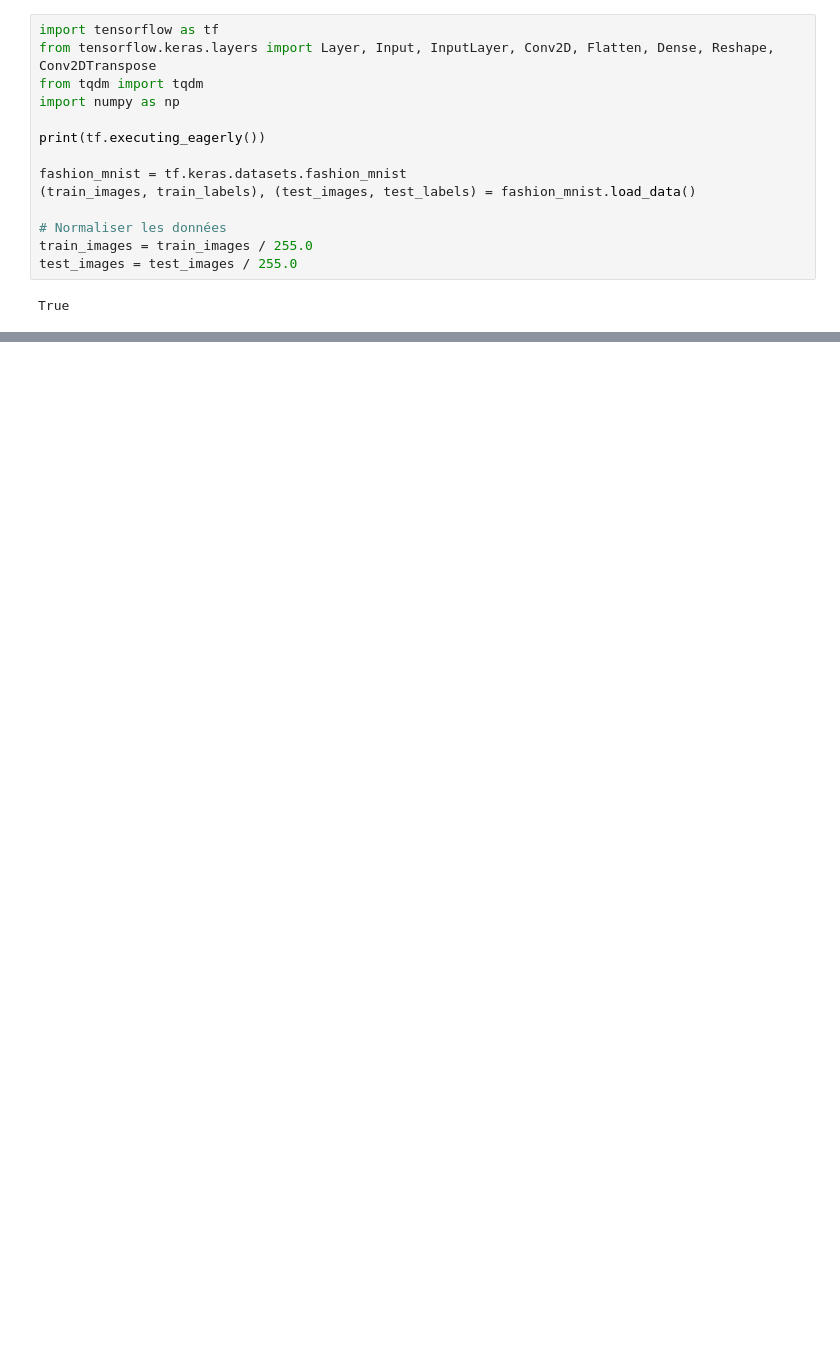
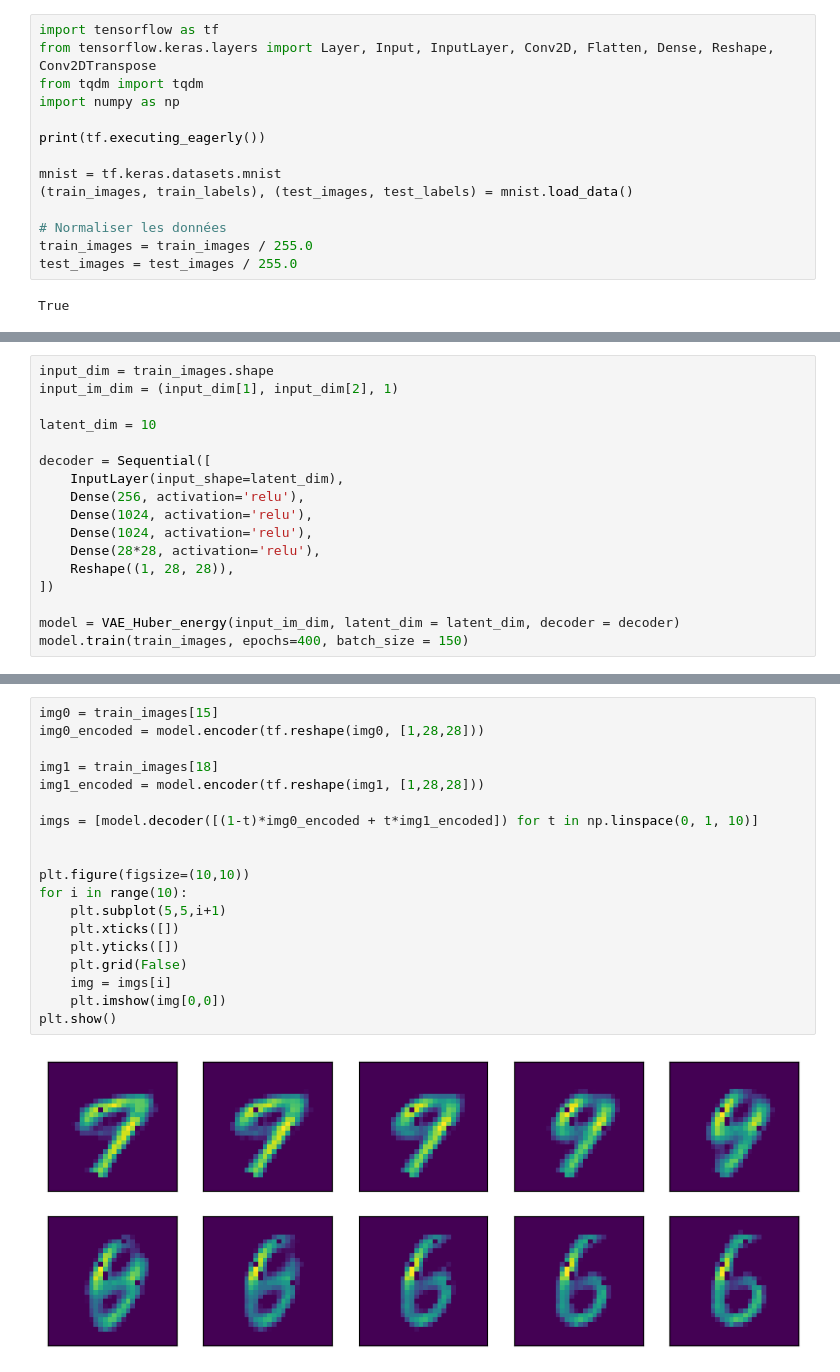
Before and after one commit to gregoiremrr/Huber_energy_VAE, a Jupyter notebook: main.ipynb, the cells around one changed output, grey strips where cells are left out. Drawn from its saved outputs; the diff is of its cells as text; blank space fills up the shorter version.

```diff
--- a/main.ipynb
+++ b/main.ipynb
@@ -6,8 +6,8 @@ import numpy as np
 
 print(tf.executing_eagerly())
 
-fashion_mnist = tf.keras.datasets.fashion_mnist
-(train_images, train_labels), (test_images, test_labels) = fashion_mnist.load_data()
+mnist = tf.keras.datasets.mnist
+(train_images, train_labels), (test_images, test_labels) = mnist.load_data()
 
 # Normaliser les données
 train_images = train_images / 255.0
@@ -275,0 +132,17 @@ KeyboardInterrupt:
+# %%
+input_dim = train_images.shape
+input_im_dim = (input_dim[1], input_dim[2], 1)
+
+latent_dim = 10
+
+decoder = Sequential([
+    InputLayer(input_shape=latent_dim),
+    Dense(256, activation='relu'),
+    Dense(1024, activation='relu'),
+    Dense(1024, activation='relu'),
+    Dense(28*28, activation='relu'),
+    Reshape((1, 28, 28)),
+])
+
+model = VAE_Huber_energy(input_im_dim, latent_dim = latent_dim, decoder = decoder)
+model.train(train_images, epochs=400, batch_size = 150)
@@ -275,0 +199,21 @@ KeyboardInterrupt:
+# %%
+img0 = train_images[15]
+img0_encoded = model.encoder(tf.reshape(img0, [1,28,28]))
+
+img1 = train_images[18]
+img1_encoded = model.encoder(tf.reshape(img1, [1,28,28]))
+
+imgs = [model.decoder([(1-t)*img0_encoded + t*img1_encoded]) for t in np.linspace(0, 1, 10)]
+
+
+plt.figure(figsize=(10,10))
+for i in range(10):
+    plt.subplot(5,5,i+1)
+    plt.xticks([])
+    plt.yticks([])
+    plt.grid(False)
+    img = imgs[i]
+    plt.imshow(img[0,0])
+plt.show()
+# %% [output]
+[figure, added]
```
Also changed, not shown: parts of 3 cells of this notebook.
